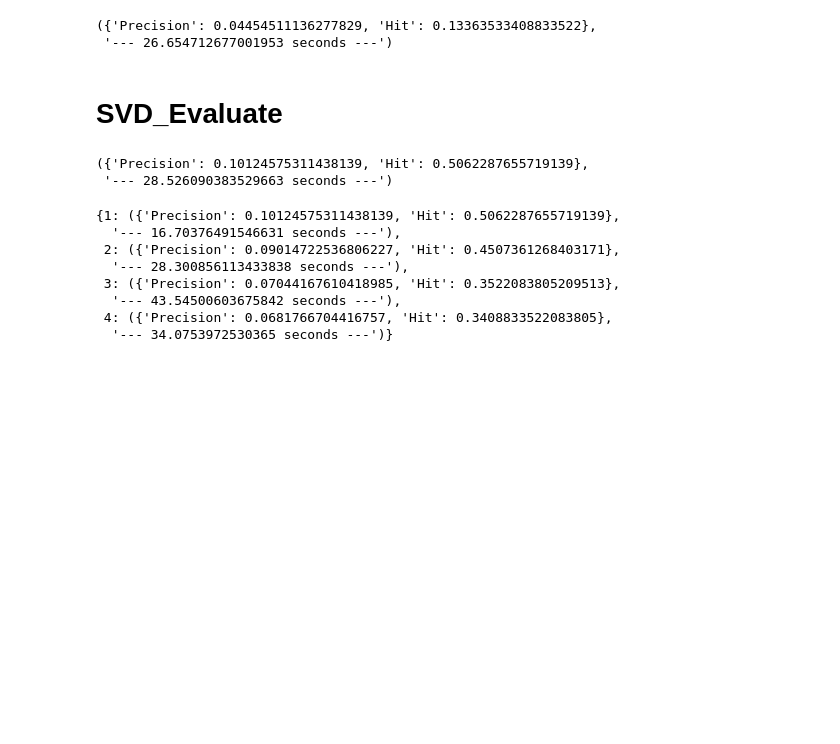
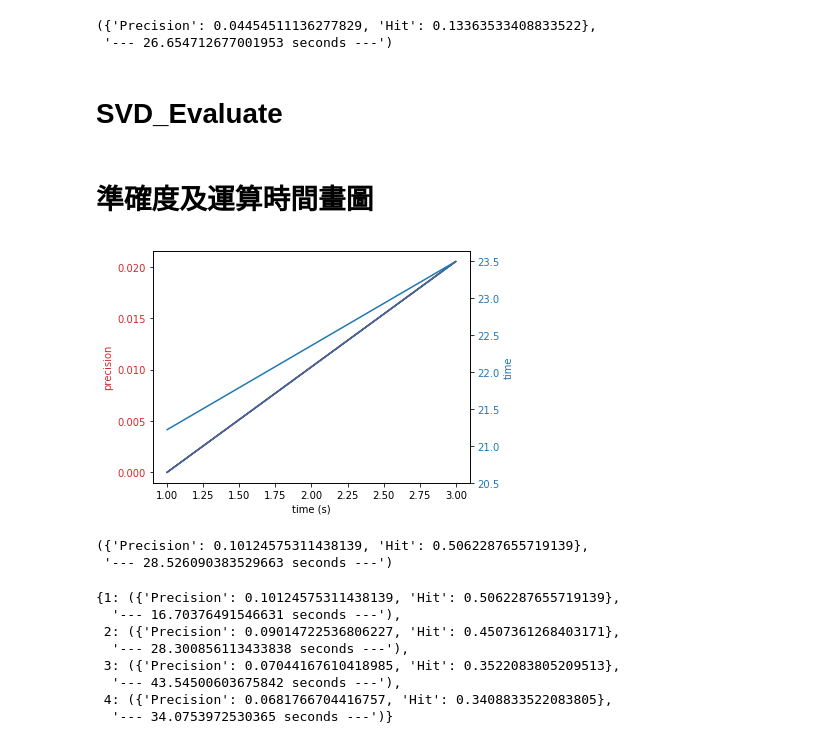
Before and after one commit to ShengHsiang-Kao/DB104, a Jupyter notebook: Recommend_Card/have_card_recommend/collaborative_filtering/evaluate_model/Evaluate_Rec.ipynb, the cells around one changed output. Cells and saved outputs as stored; diff of their text form; code cells hidden in the pictures; blank space fills up the shorter version.

```diff
--- a/Recommend_Card/have_card_recommend/collaborative_filtering/evaluate_model/Evaluate_Rec.ipynb
+++ b/Recommend_Card/have_card_recommend/collaborative_filtering/evaluate_model/Evaluate_Rec.ipynb
@@ -179,6 +249,7 @@ def CF_User_Based_Evaluate(train,NeighborN,TopN):
         total_hit +=hit
     result['Precision']=total_precision/len(set(test_data['user']))
     result['Hit']=total_hit/len(set(test_data['user']))
-    exec_time="--- %s seconds ---" % (time.time() - start_time)
+    #exec_time="--- %s seconds ---" % (time.time() - start_time)
+    exec_time=(time.time() - start_time)
 
     return result,exec_time
@@ -241,3 +347,14 @@ def SVD_Rec_Evaluate(user_matrix,TopN,k):
     exec_time="--- %s seconds ---" % (time.time() - start_time)
 
     return result,exec_time
+# %%
+def plot_time_prec(alg):
+k=[1,3]
+k.extend(list(range(5,31,5)))
+precision_s=[]
+time_s=[]
+for i in [3]:
+    precision.append(CF_User_Based_Evaluate(train_df,i,5)[0]['Precision'])
+    time_k.append(CF_User_Based_Evaluate(train_df,i,5)[1])
+print(precision_s)
+print(time_s)
@@ -243,0 +383,35 @@ def SVD_Rec_Evaluate(user_matrix,TopN,k):
+# %% [markdown]
+# 準確度及運算時間畫圖
+# %%
+def plot_time_prec(alg,min_k,max_k,seg):
+    k=[1,3]
+    k.extend(list(range(min_k,max_k,seg)))
+    precision_s=[]
+    time_s=[]
+    for i in k:
+        precision_s.append(alg(train_df,i,5)[0]['Precision'])
+        time_s.append(alg(train_df,i,5)[1])
+
+
+    fig, ax1 = plt.subplots()
+
+    color = 'tab:red'
+    ax1.set_xlabel('time (s)')
+    ax1.set_ylabel('precision', color=color)
+    ax1.plot(k, precision_s, color=color)
+    ax1.tick_params(axis='y', labelcolor=color)
+
+    ax2 = ax1.twinx()  # instantiate a second axes that shares the same x-axis
+
+    color = 'tab:blue'
+    ax2.set_ylabel('time', color=color)  # we already handled the x-label with ax1
+    ax2.plot(k, time_s, color=color)
+    ax2.tick_params(axis='y', labelcolor=color)
+
+    fig.tight_layout()  # otherwise the right y-label is slightly clipped
+
+    return plt.show()
+# %%
+plot_time_prec(CF_User_Based_Evaluate,1,2,1)
+# %% [output]
+[figure, added]
```
Also changed, not shown: parts of 12 cells of this notebook, 5 other files.
